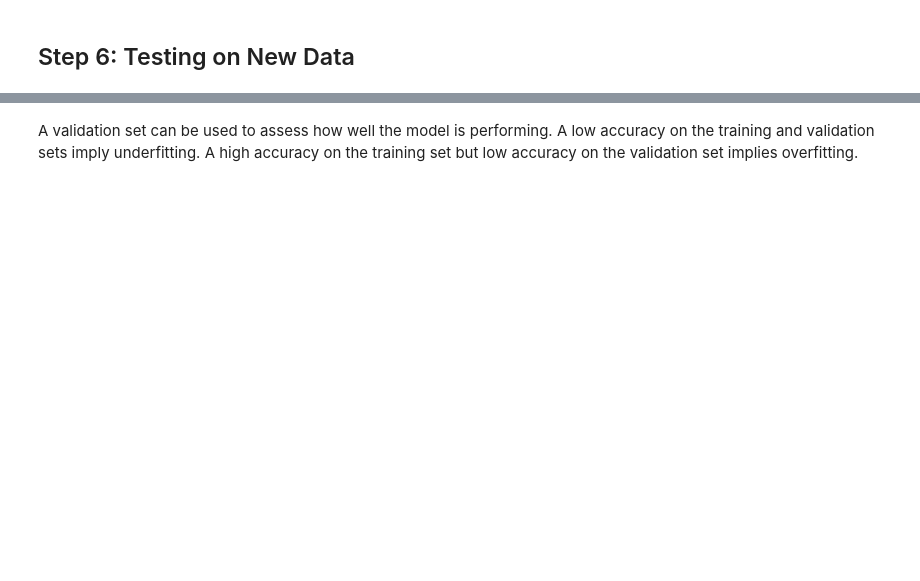
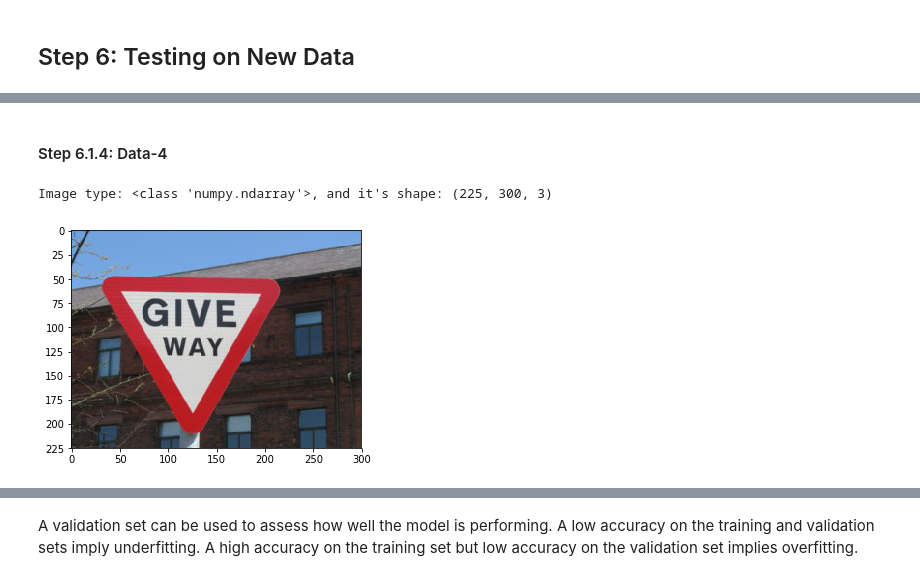
Before and after one commit to akshaybabloo/Car-ND, a Jupyter notebook: Term_1/TrafficSignalClassifier_6/P/Traffic_Sign_Classifier.ipynb, the cells around one changed output, grey strips where cells are left out. Drawn from its saved outputs; the diff is of its cells as text; code cells hidden in the pictures; blank space fills up the shorter version.

```diff
--- a/Term_1/TrafficSignalClassifier_6/P/Traffic_Sign_Classifier.ipynb
+++ b/Term_1/TrafficSignalClassifier_6/P/Traffic_Sign_Classifier.ipynb
@@ -352,0 +363,8 @@ def load_image():
+# %% [markdown]
+#### Step 6.1.4: Data-4
+# %%
+im4 = load_image('images/give_way_sign.jpg')
+show_image_test(im4)
+# %% [output]
+Image type: <class 'numpy.ndarray'>, and it's shape: (225, 300, 3)
+[figure, added]
```
Also changed, not shown: parts of 51 cells of this notebook.
